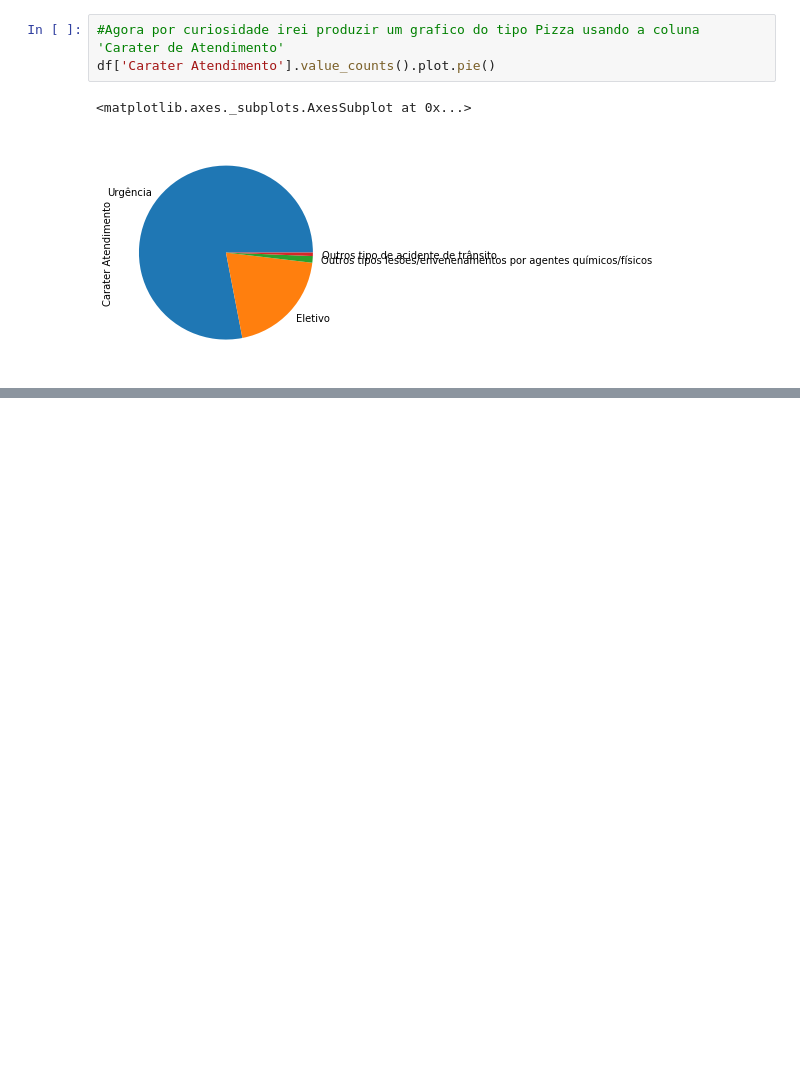
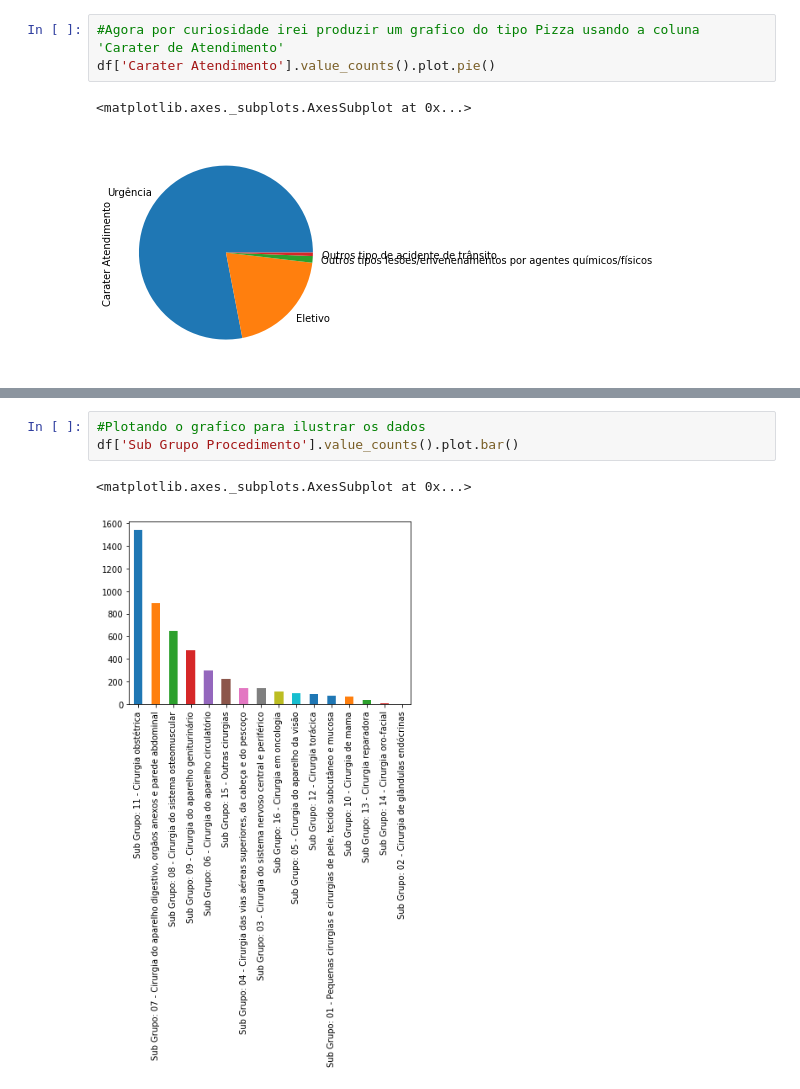
Before and after one commit to jjanuario/datamining, a Jupyter notebook: ManipulandoCirurgiasCSV.ipynb, the cells around one changed output, grey strips where cells are left out. Drawn from its saved outputs; the diff is of its cells as text; blank space fills up the shorter version.

```diff
--- a/ManipulandoCirurgiasCSV.ipynb
+++ b/ManipulandoCirurgiasCSV.ipynb
@@ -50,0 +108,6 @@ array(['6876617 HOSPITAL DA CRIANCA DE BRASILIA JOSE ALENCAR HCB',
+# %%
+#Plotando o grafico para ilustrar os dados
+df['Sub Grupo Procedimento'].value_counts().plot.bar()
+# %% [output]
+<matplotlib.axes._subplots.AxesSubplot at 0x...>
+[figure, added]
```
Also changed, not shown: parts of 18 cells of this notebook.
